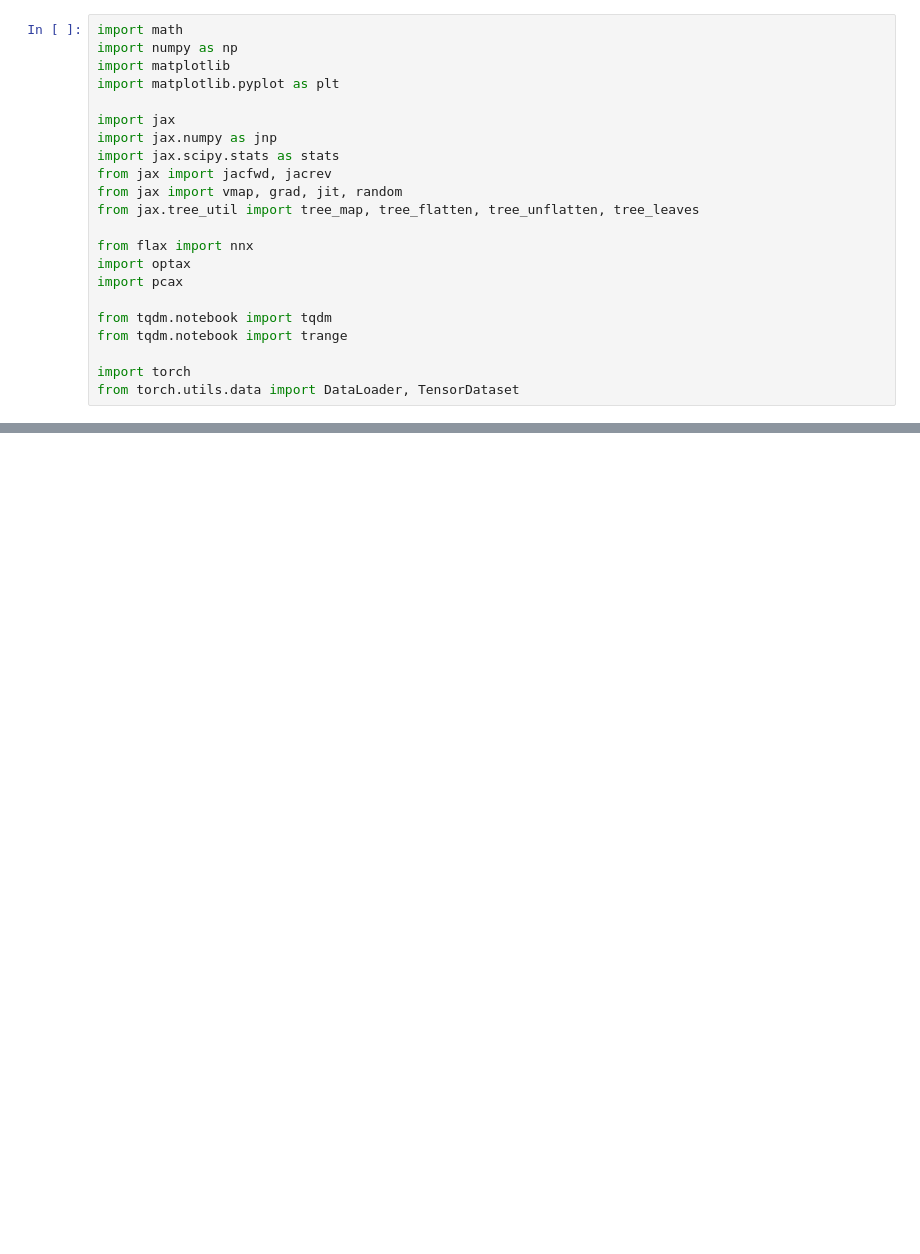
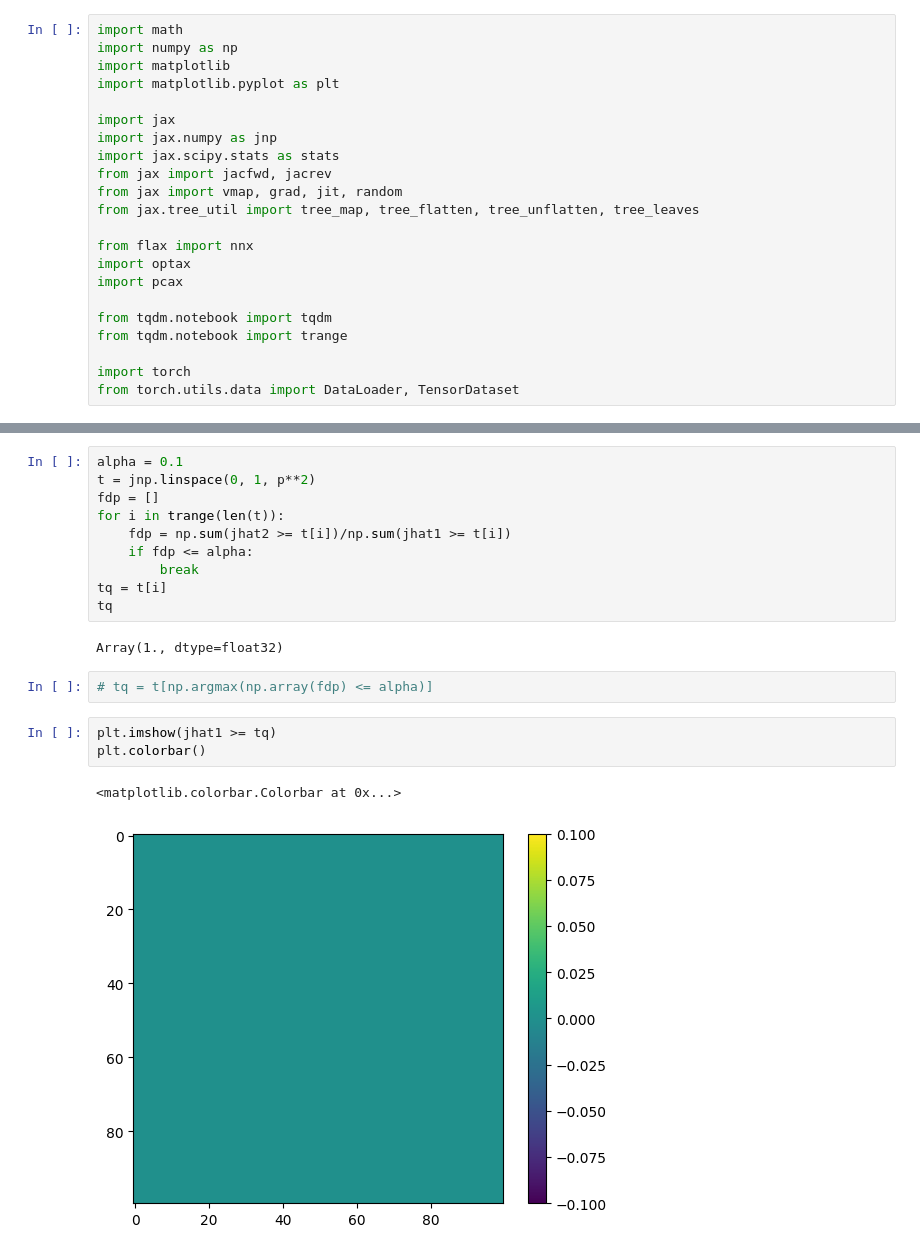
Before and after one commit to trevor-harris/LSCI, a Jupyter notebook: misc/test.ipynb, the cells around one changed output, grey strips where cells are left out. Cells and saved outputs as stored; diff of their text form; blank space fills up the shorter version.

```diff
--- a/misc/test.ipynb
+++ b/misc/test.ipynb
@@ -215,0 +109,20 @@ for simplex in hull.simplices:
+# %%
+alpha = 0.1
+t = jnp.linspace(0, 1, p**2)
+fdp = []
+for i in trange(len(t)):
+    fdp = np.sum(jhat2 >= t[i])/np.sum(jhat1 >= t[i])
+    if fdp <= alpha:
+        break
+tq = t[i]
+tq
+# %% [output]
+Array(1., dtype=float32)
+# %%
+# tq = t[np.argmax(np.array(fdp) <= alpha)]
+# %%
+plt.imshow(jhat1 >= tq)
+plt.colorbar()
+# %% [output]
+<matplotlib.colorbar.Colorbar at 0x...>
+[figure, added]
```
Also changed, not shown: parts of 18 cells of this notebook.
